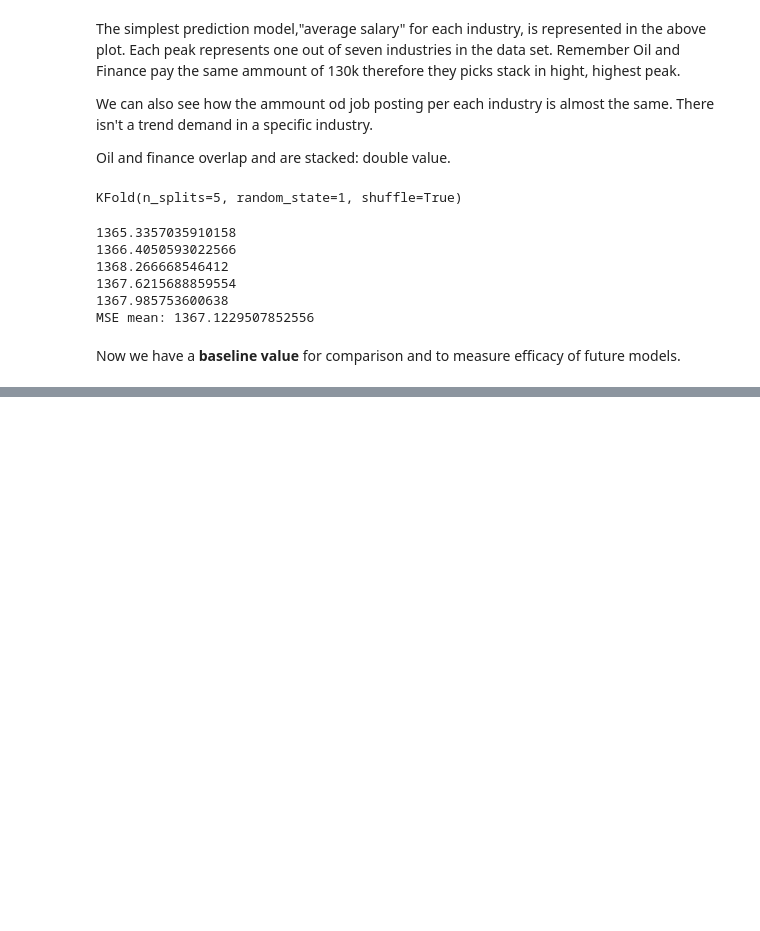
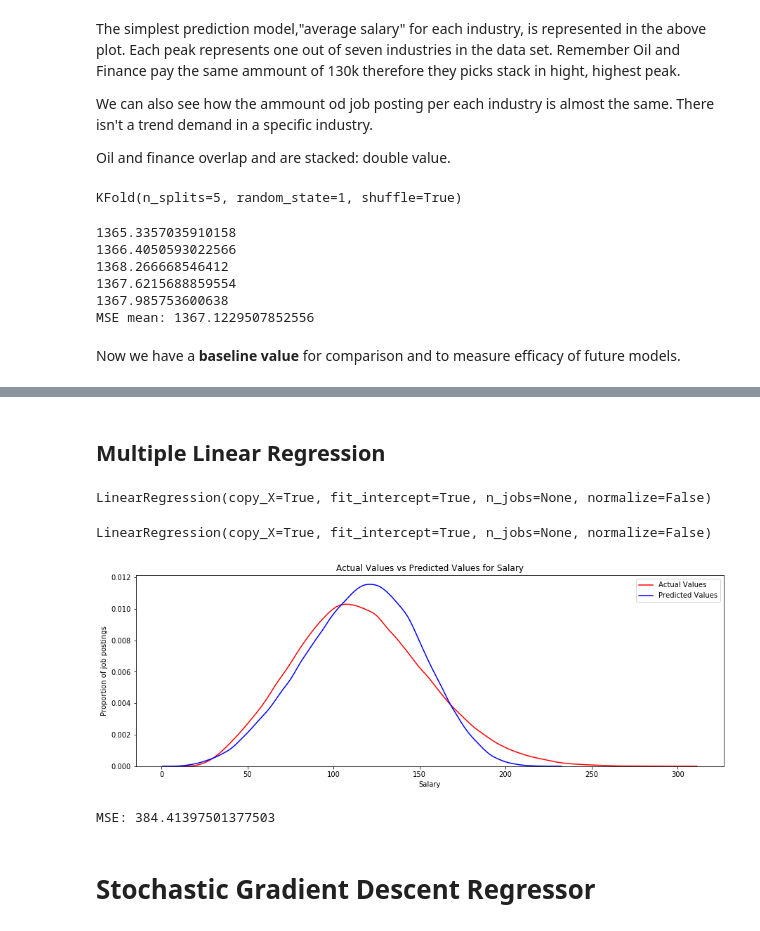
Before and after one commit to gaialeli/salarypredictionportfolio, a Jupyter notebook: Salary Prediction.ipynb, the cells around one changed output, grey strips where cells are left out. Cells and saved outputs as stored; diff of their text form; code cells hidden in the pictures; blank space fills up the shorter version.

Commit message:
Prediction models: create, test, select

```diff
--- a/Salary Prediction.ipynb
+++ b/Salary Prediction.ipynb
@@ -797,0 +722,3 @@ train_df.head()
+# %%
+#split the original training_df  into train and test subsets for modeling
+X_train, X_test, y_train, y_test = train_test_split(features, target, test_size=0.25,random_state=42)
@@ -797,0 +727,2 @@ train_df.head()
+# %% [markdown]
+## Multiple Linear Regression
@@ -797,0 +732,26 @@ train_df.head()
+# %%
+#create linear regression object
+mlr = LinearRegression()
+mlr
+# %% [output]
+LinearRegression(copy_X=True, fit_intercept=True, n_jobs=None, normalize=False)
+# %%
+#fit the train data set to a multi linear model
+mlr.fit(X_train,y_train)
+# %% [output]
+LinearRegression(copy_X=True, fit_intercept=True, n_jobs=None, normalize=False)
+# %%
+#get predicted values
+Y_hat = mlr.predict(X_test)
+# %%
+#Actual values vs Predicted values
+predict_plot(y_test, Y_hat)
+# %% [output]
+[figure, added]
+# %%
+#calculate MSE
+mse_calc(mlr)
+# %% [output]
+MSE: 384.41397501377503
+# %% [markdown]
+# Stochastic Gradient Descent Regressor
```
Also changed, not shown: parts of 61 cells of this notebook.
